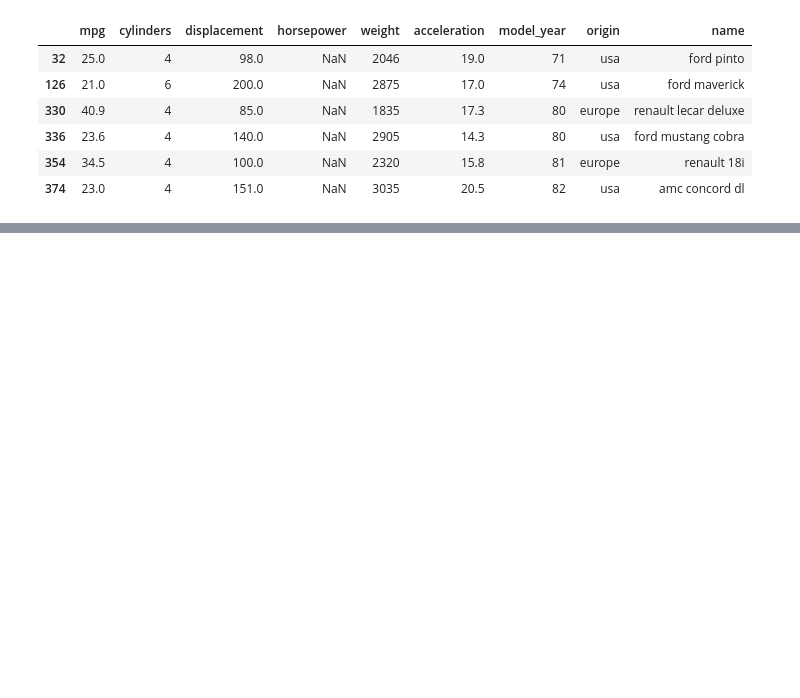
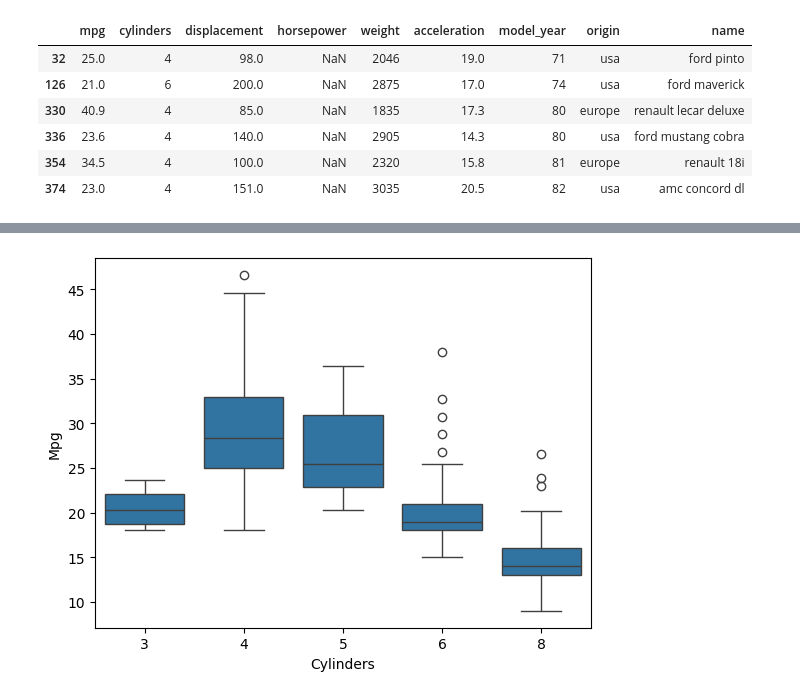
Before and after one commit to Lilit900/machine_learning_lilit_ajoyan_mlops25, a Jupyter notebook: exercises/exercise_1/mpg_linear_regression.ipynb, the cells around one changed output, grey strips where cells are left out. Drawn from its saved outputs; the diff is of its cells as text; code cells hidden in the pictures; blank space fills up the shorter version.

```diff
--- a/exercises/exercise_1/mpg_linear_regression.ipynb
+++ b/exercises/exercise_1/mpg_linear_regression.ipynb
@@ -58,0 +98,9 @@ mpg = mpg.dropna()
+# %%
+import seaborn as sns
+
+sns.boxplot(x='cylinders', y='mpg', data=mpg)
+plt.xlabel('Cylinders')
+plt.ylabel('Mpg')
+plt.show()
+# %% [output]
+[figure, added]
```
Also changed, not shown: parts of 6 cells of this notebook.
